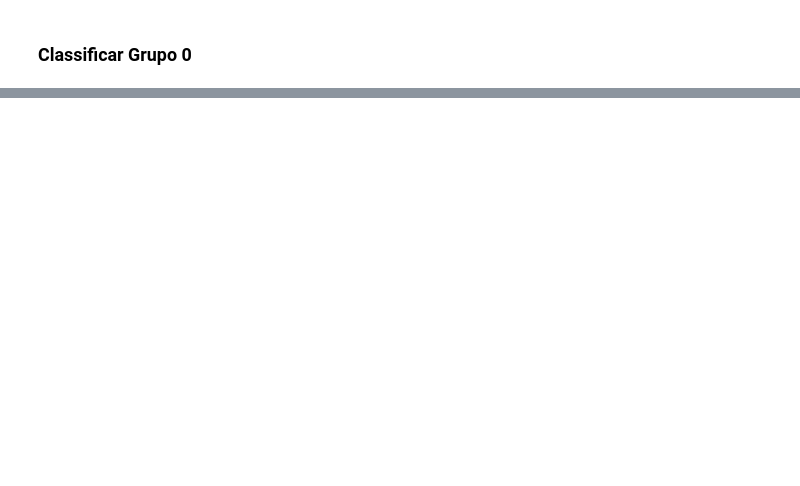
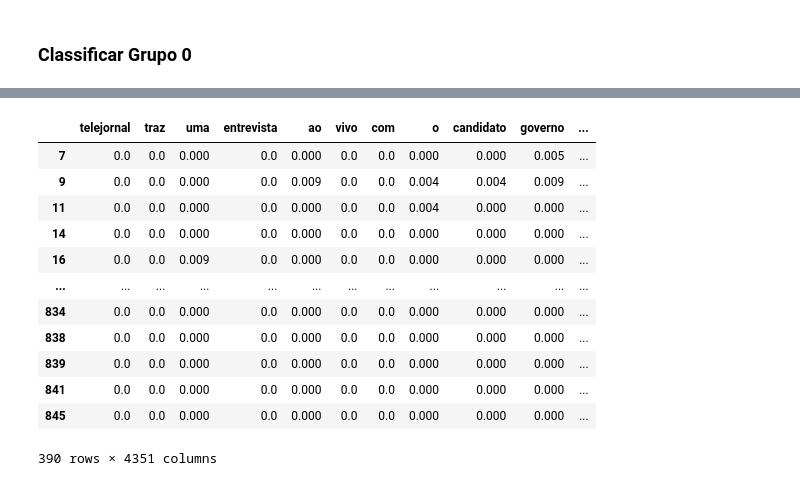
Before and after one commit to Playerjb/ProjetoIntegradorIV, a Jupyter notebook: Scripts/vetorizacao.ipynb, the cells around one changed output, grey strips where cells are left out. Saved outputs shown, nothing was run; the diff lists cells and outputs as text; code cells hidden in the pictures; blank space fills up the shorter version.

```diff
--- a/Scripts/vetorizacao.ipynb
+++ b/Scripts/vetorizacao.ipynb
@@ -327,0 +583,16 @@ classify_gp2()
+# %%
+dfTF.loc[dfTF['classification'] == 'Neutro']
+# %% [output]
+|  | telejornal | traz | uma | entrevista | ao | vivo | com | o | candidato | governo | ... |
+| 7 | 0.0 | 0.0 | 0.000 | 0.0 | 0.000 | 0.0 | 0.0 | 0.000 | 0.000 | 0.005 | ... |
+| 9 | 0.0 | 0.0 | 0.000 | 0.0 | 0.009 | 0.0 | 0.0 | 0.004 | 0.004 | 0.009 | ... |
+| 11 | 0.0 | 0.0 | 0.000 | 0.0 | 0.000 | 0.0 | 0.0 | 0.004 | 0.000 | 0.000 | ... |
+| 14 | 0.0 | 0.0 | 0.000 | 0.0 | 0.000 | 0.0 | 0.0 | 0.000 | 0.000 | 0.000 | ... |
+| 16 | 0.0 | 0.0 | 0.009 | 0.0 | 0.000 | 0.0 | 0.0 | 0.000 | 0.000 | 0.000 | ... |
+| ... | ... | ... | ... | ... | ... | ... | ... | ... | ... | ... | ... |
+| 834 | 0.0 | 0.0 | 0.000 | 0.0 | 0.000 | 0.0 | 0.0 | 0.000 | 0.000 | 0.000 | ... |
+| 838 | 0.0 | 0.0 | 0.000 | 0.0 | 0.000 | 0.0 | 0.0 | 0.000 | 0.000 | 0.000 | ... |
+| 839 | 0.0 | 0.0 | 0.000 | 0.0 | 0.000 | 0.0 | 0.0 | 0.000 | 0.000 | 0.000 | ... |
+| 841 | 0.0 | 0.0 | 0.000 | 0.0 | 0.000 | 0.0 | 0.0 | 0.000 | 0.000 | 0.000 | ... |
+| 845 | 0.0 | 0.0 | 0.000 | 0.0 | 0.000 | 0.0 | 0.0 | 0.000 | 0.000 | 0.000 | ... |
+390 rows × 4351 columns
```
Also changed, not shown: parts of 81 cells of this notebook.
